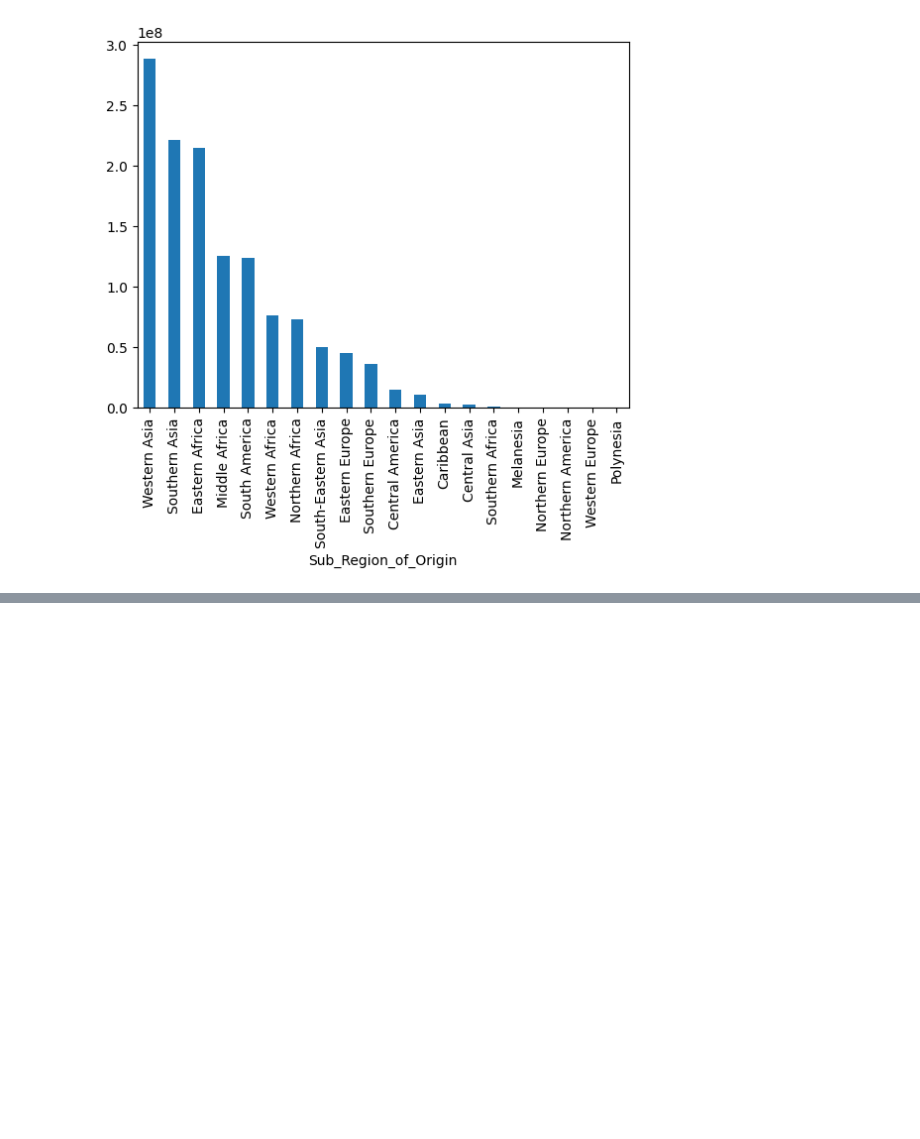
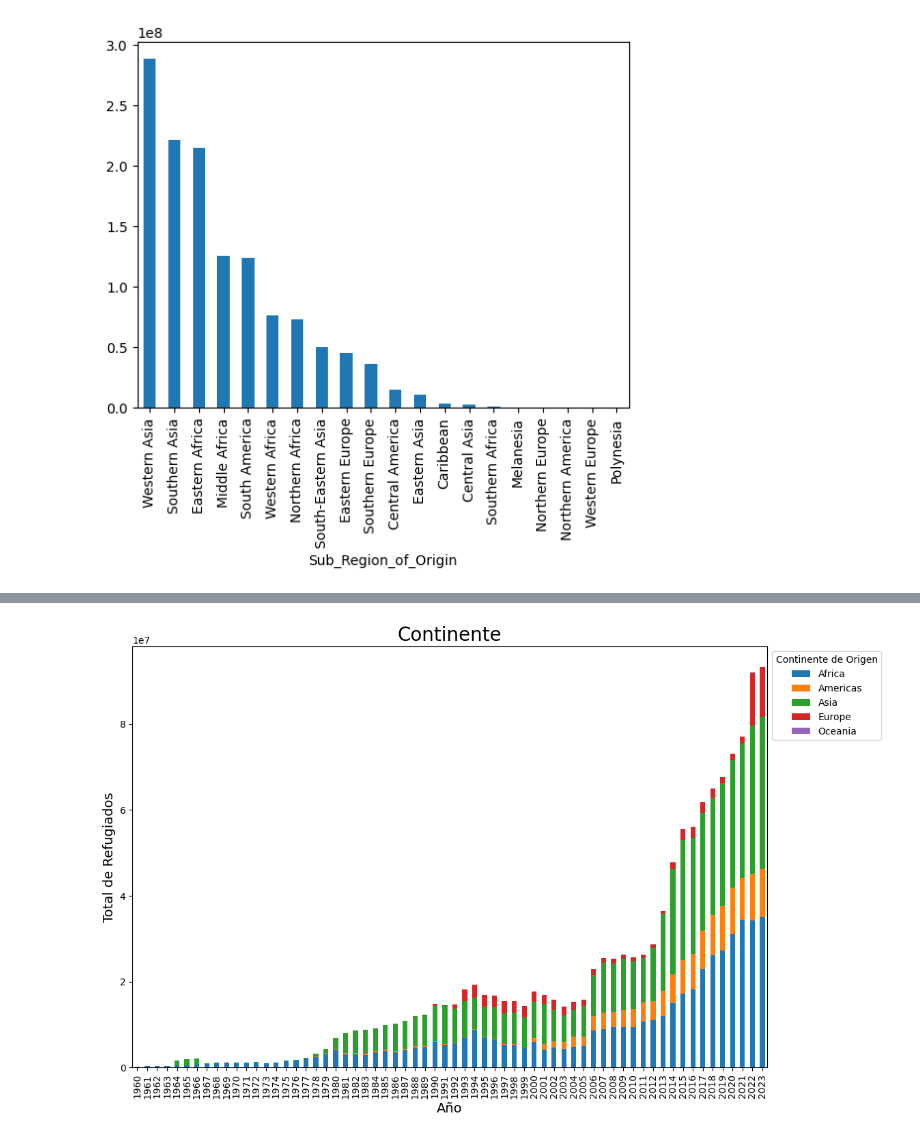
Before and after one commit to IoanaCretuAndrei/Refugee-flow-study, a Jupyter notebook: sucio.ipynb, the cells around one changed output, grey strips where cells are left out. Saved outputs shown, nothing was run; the diff lists cells and outputs as text; code cells hidden in the pictures; blank space fills up the shorter version.

```diff
--- a/sucio.ipynb
+++ b/sucio.ipynb
@@ -272,0 +278,13 @@ population.groupby(['Sub_Region_of_Origin'])['Total refugees'].sum().nlargest(20
+# %%
+
+df_grouped = population.groupby(['Continent_of_origin', 'Year'])['Total refugees'].sum().reset_index()
+
+#Gráfico de barras apiladas
+ax = df_grouped.pivot(index='Year', columns='Continent_of_origin', values='Total refugees').plot(kind='bar', stacked=True, figsize=(12, 8))
+plt.xlabel('Año', fontsize=14)
+plt.ylabel('Total de Refugiados', fontsize = 14)
+plt.title('Continente', fontsize = 20)
+plt.legend(title='Continente de Origen', bbox_to_anchor=(1, 1), fontsize = 10)
+plt.show()
+# %% [output]
+[figure, added]
```
Also changed, not shown: parts of 6 cells of this notebook.
